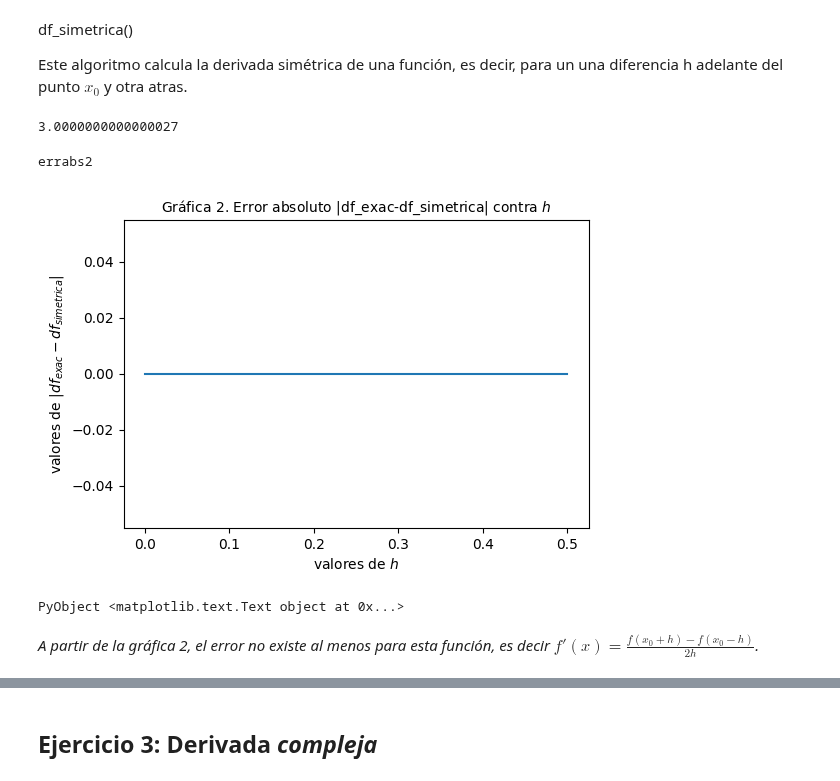
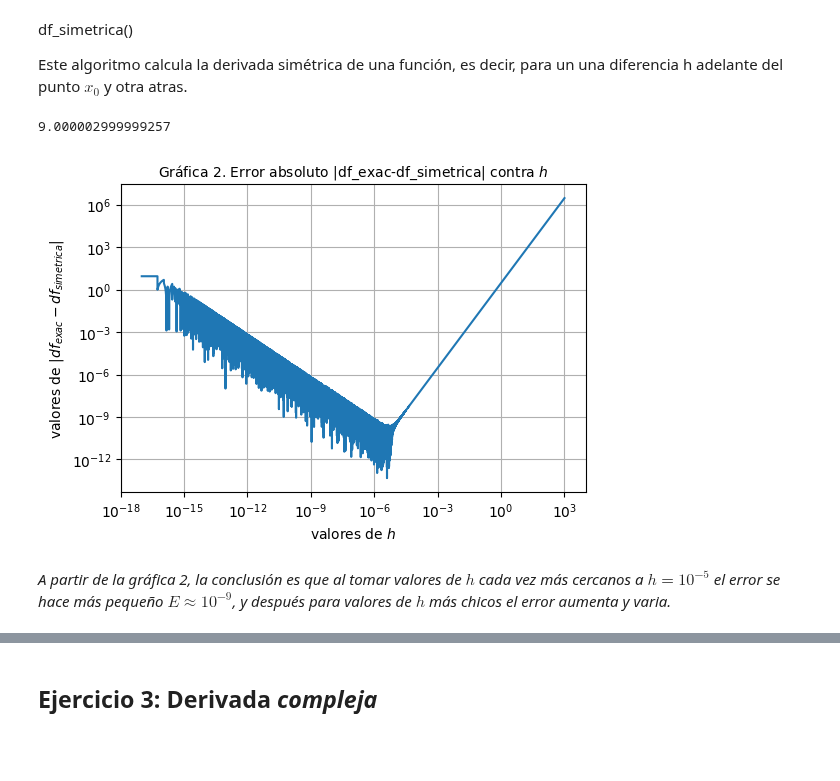
Before and after one commit to lbenet/2017-2_TSFisComputacional-1, a Jupyter notebook: tareas/rene/Tarea2.ipynb, the cells around one changed output, grey strips where cells are left out. Saved outputs shown, nothing was run; the diff lists cells and outputs as text; code cells hidden in the pictures; blank space fills up the shorter version.

```diff
--- a/tareas/rene/Tarea2.ipynb
+++ b/tareas/rene/Tarea2.ipynb
@@ -72,18 +69,23 @@ errabs
 # %%
 using PyPlot
 # %%
-n=50
-x_0=1.0
-h=0.5
-x=[i=0.0 for i=1:n]
-y=[i=0.0 for i=1:n]
-errabs(f,x_0,h,n)
+h=logspace(-17, 3, 100000)
+n=length(h)
+x0=1.0
+y=[i=zero(eltype(h)) for i=1:n]
+
+for i in 1:n
+    y[i]=abs(df_exac(x0)-df_derecha(f,x0,h[i]))
+end
 
 figure(figsize=(6,4)) # este comando define el tamaño de la figura
-plot(x,y)    # este comando pinta las componentes "y"(el error) ;
+plot(h,y)    # este comando pinta las componentes "y"(el error) ;
              # en "x" se expresa el tamño de h
            # Los vectores *tienen* que tener el mismo número de elementos
 title(L"Gráfica 1. Error absoluto |df_exac-df_derecha| contra $h$", fontsize=10)
 xlabel(L"valores de $h$")
 ylabel(L"valores de $|df_{exac}-df_{derecha}|$")
+grid()
+xscale("log")
+yscale("log")
 # %% [output]
@@ -110,7 +110,7 @@ Este algoritmo calcula la derivada simétrica de una función, es decir, para un
 adelante del punto \$x_0\$ y otra atras.
 """
 function df_simetrica(f, x0, h)
-    df=(f(x0+h)-f(x0-h))/(2.0*h)
+    df=(f(x0+h)-f(x0-h))/(2*h)
     return df
 end
 # %% [output]
@@ -122,43 +124,32 @@ df_simetrica()
 
 Este algoritmo calcula la derivada simétrica de una función, es decir, para un una diferencia h  adelante del punto $x_0$ y otra atras.
 # %%
-df_simetrica(f, 0.5, 0.001)
+df_simetrica(f, 1.0, 0.001)
 # %% [output]
-3.0000000000000027
+9.000002999999257
-# %%
-"""
- errabs2()
-
-Esta función crea los vectores x(valores de h) y y(valores de la diferencia entre la derivada simétrica y exacta).
-"""
-function errabs2(f,x_0,h,n)
-    for i in 1:n
-        x[i]=h
-        z[i]=abs(df_exac(x_0)-df_simetrica(f,x_0,h))
-        h=h/2.0
-    end
-end
-# %% [output]
-errabs2
 # %%
-n=50
-x_0=1.0
-h=0.5
-x=[i=0.0 for i=1:n]
-z=[i=0.0 for i=1:n]
-errabs2(f,x_0,h,n)
+hs=logspace(-17, 3, 100000)
+n1=length(hs)
+x0=1.0
+y1=[i=zero(eltype(h)) for i=1:n1]
+
+for i in 1:n1
+    y1[i]=abs(df_exac(x0)-df_simetrica(f,x0,hs[i]))
+end
 
 figure(figsize=(6,4)) # este comando define el tamaño de la figura
-plot(x,z)    # este comando pinta las componentes "y"(el error) ;
+plot(hs,y1)    # este comando pinta las componentes "y"(el error) ;
              # en "x" se expresa el tamño de h
            # Los vectores *tienen* que tener el mismo número de elementos
 title(L"Gráfica 2. Error absoluto |df_exac-df_simetrica| contra $h$", fontsize=10)
 xlabel(L"valores de $h$")
 ylabel(L"valores de $|df_{exac}-df_{simetrica}|$")
+grid()
+xscale("log")
+yscale("log")
 # %% [output]
-[figure, old version]
+[figure, new version]
-PyObject <matplotlib.text.Text object at 0x...>
-# %% [markdown]
-*A partir de la gráfica 2, el error no existe al menos para esta función, es decir $f'(x)=\frac{f(x_0+h)-f(x_0-h)}{2h}$.*
+# %% [markdown]
+*A partir de la gráfica 2, la conclusión es que al tomar valores de $h$ cada vez más cercanos a $h=10^{-5}$ el error se hace más pequeño $E\approx10^{-9}$, y después para valores de $h$ más chicos el error aumenta y varia.*
 # %%
 figure(figsize=(6,4))
```
Also changed, not shown: parts of 20 cells of this notebook.
